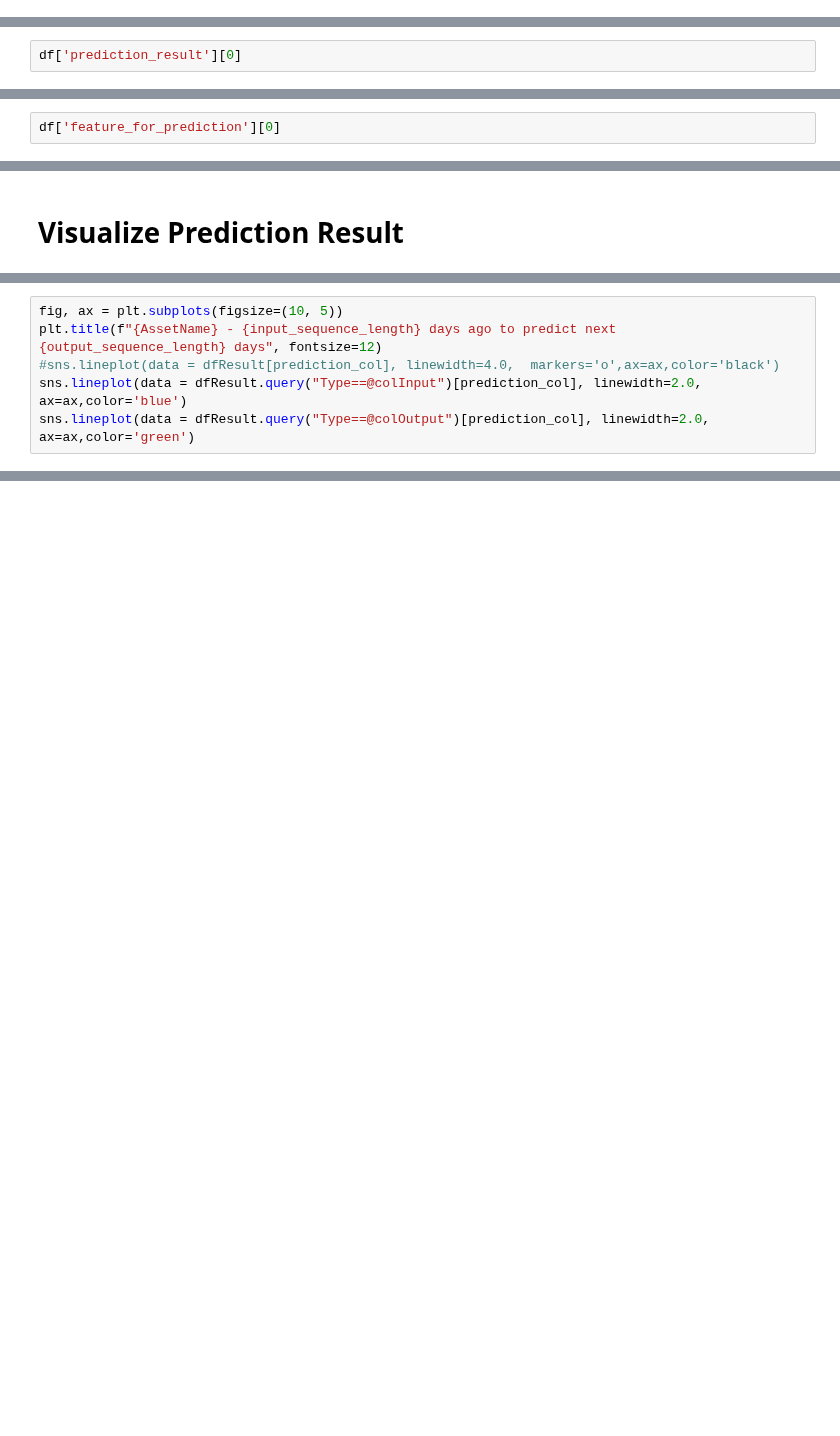
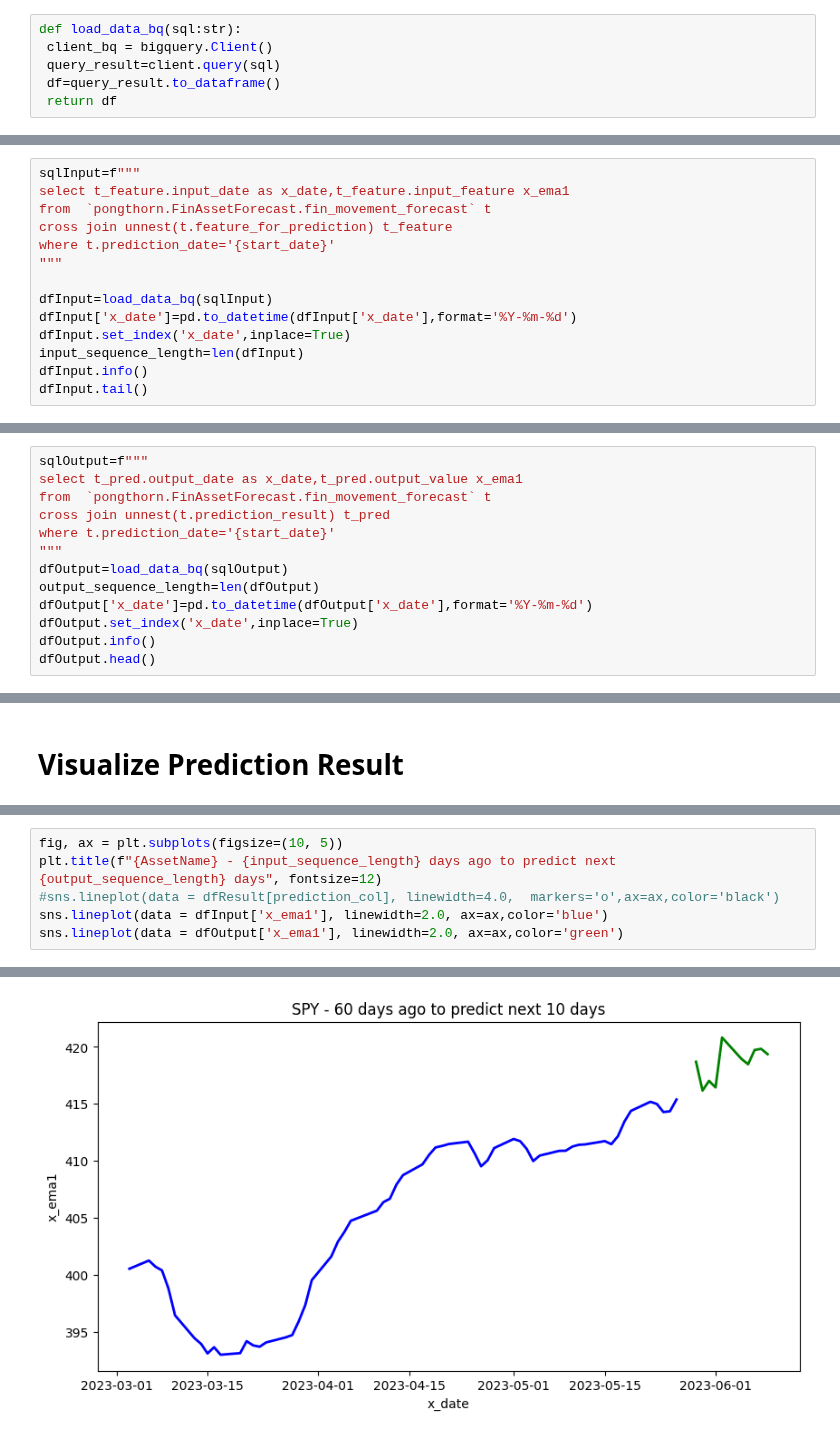
Before and after one commit to technqvi/TimeSeriesML-FinMarket, a Jupyter notebook: forecast-asset/visualize_forecast_ts.ipynb, the cells around one changed output, grey strips where cells are left out. Cells and saved outputs as stored; diff of their text form; blank space fills up the shorter version.

```diff
--- a/forecast-asset/visualize_forecast_ts.ipynb
+++ b/forecast-asset/visualize_forecast_ts.ipynb
@@ -33 +32,7 @@ pongthorn.FinAssetForecast.fin_data
+# %%
+def load_data_bq(sql:str):
+ client_bq = bigquery.Client()
+ query_result=client.query(sql)
+ df=query_result.to_dataframe()
+ return df
 # %%
@@ -68,3 +59,15 @@ None
 # %%
-df['prediction_result'][0]
+sqlInput=f"""
+select t_feature.input_date as x_date,t_feature.input_feature x_ema1
+from  `pongthorn.FinAssetForecast.fin_movement_forecast` t
+cross join unnest(t.feature_for_prediction) t_feature
+where t.prediction_date='{start_date}'
+"""
+
+dfInput=load_data_bq(sqlInput)
+dfInput['x_date']=pd.to_datetime(dfInput['x_date'],format='%Y-%m-%d')
+dfInput.set_index('x_date',inplace=True)
+input_sequence_length=len(dfInput)
+dfInput.info()
+dfInput.tail()
 # %% [output]
@@ -82,3 +89,14 @@ array([{'output_value': 413.9063415527, 'output_date': datetime.date(2023, 5, 1)
 # %%
-df['feature_for_prediction'][0]
+sqlOutput=f"""
+select t_pred.output_date as x_date,t_pred.output_value x_ema1
+from  `pongthorn.FinAssetForecast.fin_movement_forecast` t
+cross join unnest(t.prediction_result) t_pred
+where t.prediction_date='{start_date}'
+"""
+dfOutput=load_data_bq(sqlOutput)
+output_sequence_length=len(dfOutput)
+dfOutput['x_date']=pd.to_datetime(dfOutput['x_date'],format='%Y-%m-%d')
+dfOutput.set_index('x_date',inplace=True)
+dfOutput.info()
+dfOutput.head()
 # %% [output]
@@ -111,5 +121,6 @@ dfResult
 fig, ax = plt.subplots(figsize=(10, 5))
 plt.title(f"{AssetName} - {input_sequence_length} days ago to predict next {output_sequence_length} days", fontsize=12)
 #sns.lineplot(data = dfResult[prediction_col], linewidth=4.0,  markers='o',ax=ax,color='black')
-sns.lineplot(data = dfResult.query("Type==@colInput")[prediction_col], linewidth=2.0, ax=ax,color='blue')
-sns.lineplot(data = dfResult.query("Type==@colOutput")[prediction_col], linewidth=2.0, ax=ax,color='green')
+sns.lineplot(data = dfInput['x_ema1'], linewidth=2.0, ax=ax,color='blue')
+sns.lineplot(data = dfOutput['x_ema1'], linewidth=2.0, ax=ax,color='green')
+# %% [output]
@@ -115,0 +128 @@ sns.lineplot(data = dfResult.query("Type==@colOutput")[prediction_col], linewidt
+[figure, added]
```
Also changed, not shown: parts of 8 cells of this notebook, 3 other files.
